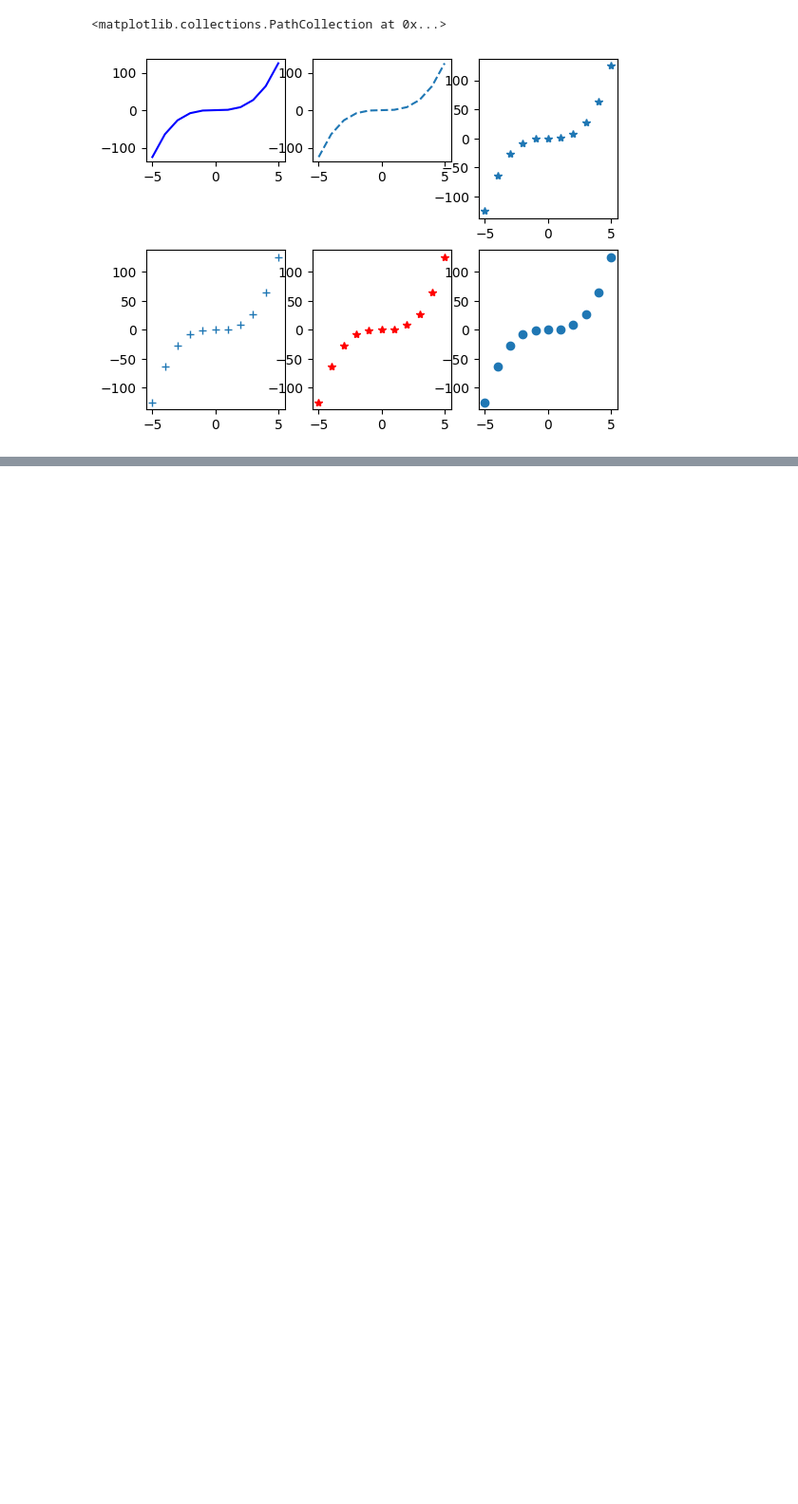
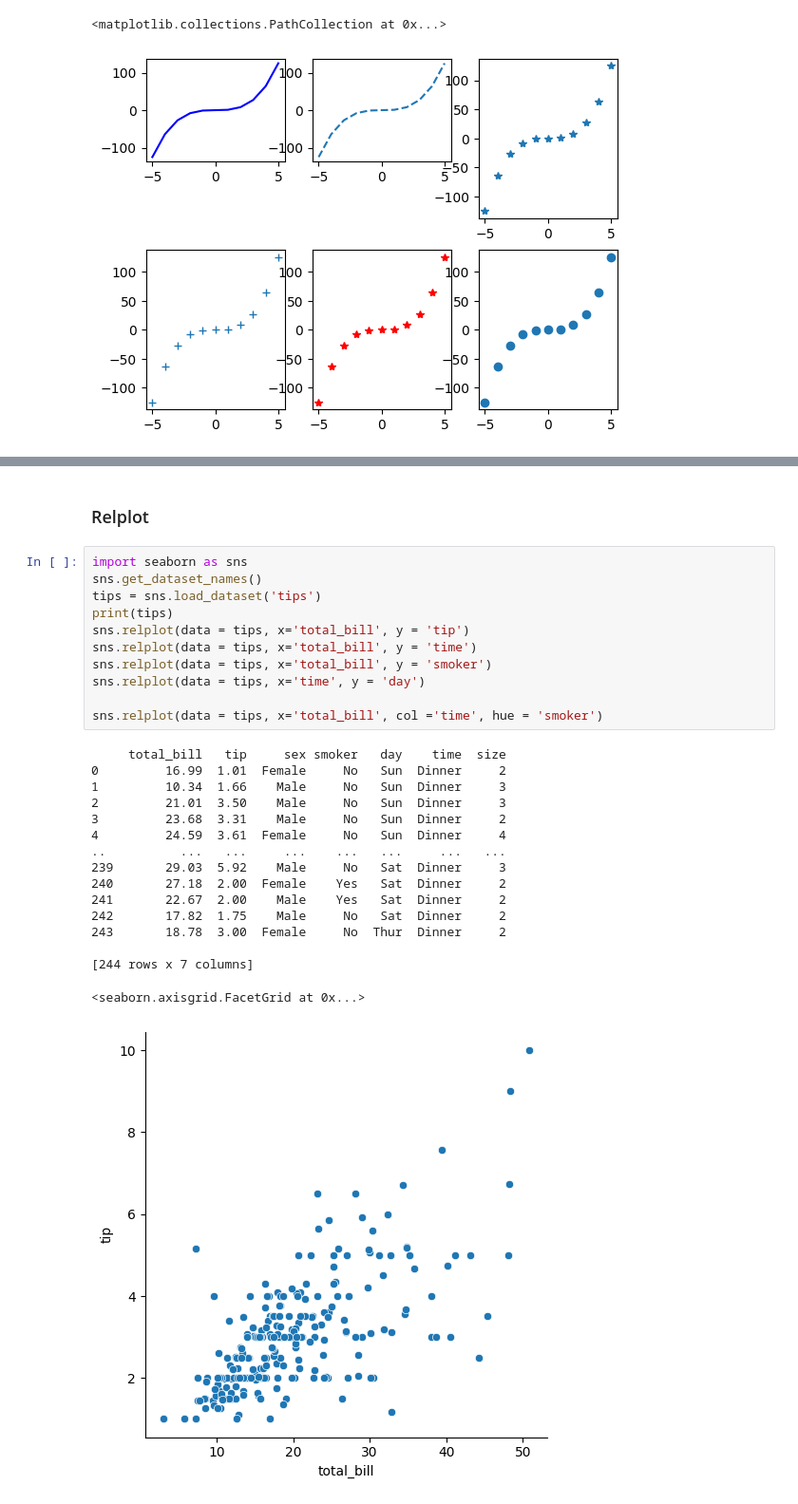
Before and after one commit to Ronin998/DS, a Jupyter notebook: Python.ipynb, the cells around one changed output, grey strips where cells are left out. Shown: that part at 95% size. Drawn from its saved outputs; the diff is of its cells as text; blank space fills up the shorter version.

```diff
--- a/Python.ipynb
+++ b/Python.ipynb
@@ -1614,0 +1613,30 @@ mtp.scatter(x,y)
+# %% [markdown]
+<h3>Relplot</h3>
+# %%
+import seaborn as sns
+sns.get_dataset_names()
+tips = sns.load_dataset('tips')
+print(tips)
+sns.relplot(data = tips, x='total_bill', y = 'tip')
+sns.relplot(data = tips, x='total_bill', y = 'time')
+sns.relplot(data = tips, x='total_bill', y = 'smoker')
+sns.relplot(data = tips, x='time', y = 'day')
+
+sns.relplot(data = tips, x='total_bill', col ='time', hue = 'smoker')
+# %% [output]
+     total_bill   tip     sex smoker   day    time  size
+0         16.99  1.01  Female     No   Sun  Dinner     2
+1         10.34  1.66    Male     No   Sun  Dinner     3
+2         21.01  3.50    Male     No   Sun  Dinner     3
+3         23.68  3.31    Male     No   Sun  Dinner     2
+4         24.59  3.61  Female     No   Sun  Dinner     4
+..          ...   ...     ...    ...   ...     ...   ...
+239       29.03  5.92    Male     No   Sat  Dinner     3
+240       27.18  2.00  Female    Yes   Sat  Dinner     2
+241       22.67  2.00    Male    Yes   Sat  Dinner     2
+242       17.82  1.75    Male     No   Sat  Dinner     2
+243       18.78  3.00  Female     No  Thur  Dinner     2
+
+[244 rows x 7 columns]
+<seaborn.axisgrid.FacetGrid at 0x...>
+[figure, added]
```
Also changed, not shown: parts of 22 cells of this notebook, 2 other files.
